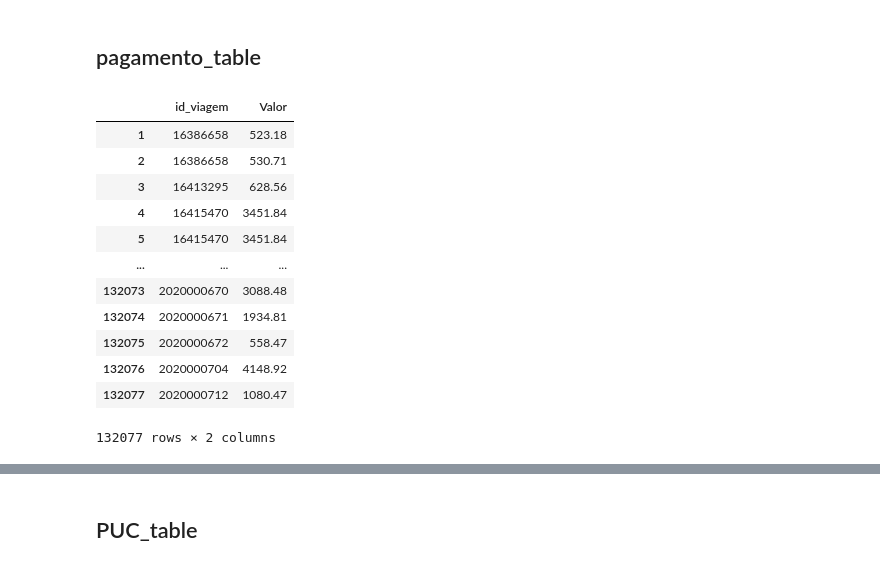
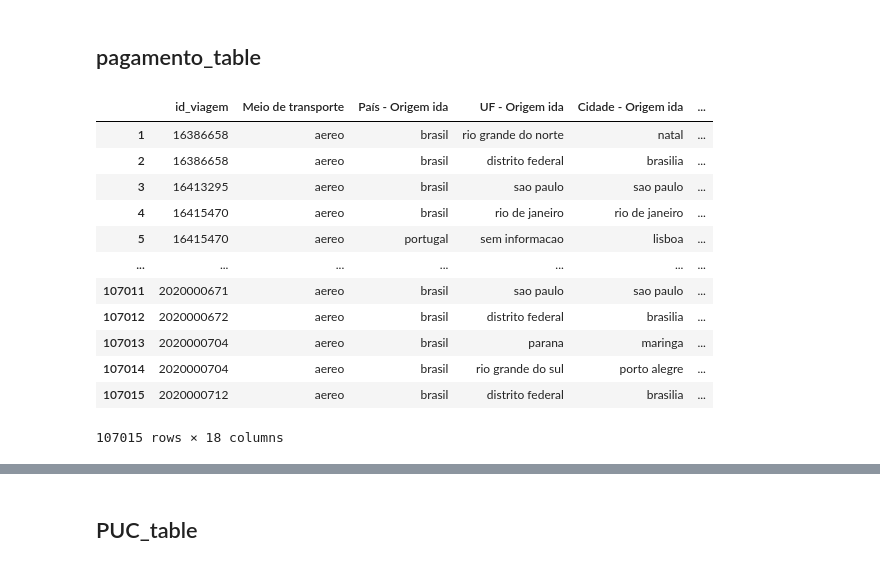
Before and after one commit to Leothi/fbd_2020, a Jupyter notebook: fbd_grupo/Extract, transform.ipynb, the cells around one changed output, grey strips where cells are left out. Saved outputs shown, nothing was run; the diff lists cells and outputs as text; code cells hidden in the pictures.

```diff
--- a/fbd_grupo/Extract, transform.ipynb
+++ b/fbd_grupo/Extract, transform.ipynb
@@ -42,10 +42,11 @@ Data columns (total 21 columns):
  20  Valor outros gastos                  323503 non-null  object
 dtypes: int64(3), object(18)
 memory usage: 51.8+ MB
+# %%
+df_viagem = df_viagem.drop_duplicates(subset=['Identificador do processo de viagem'])
 # %%
 df_viagem = df_viagem.drop('Motivo', axis=1)
 df_viagem = df_viagem.drop('Valor outros gastos', axis=1)
-df_viagem = df_viagem.drop('Valor passagens', axis=1)
 df_viagem = df_viagem.drop('Valor diárias', axis=1)
 df_viagem = df_viagem.drop('Destinos', axis=1)
 df_viagem = df_viagem.drop('Justificativa Urgência Viagem', axis=1)
@@ -70,6 +71,8 @@ df_viagem = df_viagem.replace({"nao informado": "sem informacao"})
 df_viagem = df_viagem.replace({"-1": "sem informacao"})
 df_viagem = df_viagem.replace({-1: "sem informacao"})
 df_viagem['Código do órgão superior'] = df_viagem['Código do órgão superior'].replace({"sem informacao": -1})
+# %%
+df_viagem['Valor passagens'] = df_viagem['Valor passagens'].apply(lambda x: float(x.replace(',','.')))
 # %%
 df_remove = df_viagem[df_viagem['CPF viajante'].str.contains(r'ID.*|\*\*\*.000.000-\*\*')]
 lista_id_remove = list(df_remove['id_viagem'])
@@ -132,6 +136,8 @@ Data columns (total 19 columns):
  18  Hora da emissão/compra               108981 non-null  object
 dtypes: int64(1), object(18)
 memory usage: 15.8+ MB
+# %%
+df_passagem = df_passagem[df_passagem['Identificador do processo de viagem'].isin(df_viagem['id_viagem'])]
 # %%
 df_passagem['Valor da passagem'] = df_passagem['Valor da passagem'].apply(lambda x: float(x.replace(',','.')))
 df_passagem['Taxa de serviço'] = df_passagem['Taxa de serviço'].apply(lambda x: float(x.replace(',','.')))
@@ -529,19 +452,19 @@ memory usage: 2.0 MB
 # %% [markdown]
 ## pagamento_table
 # %%
-df_pag_final = df_pag.copy()
+df_pag_final = df_passagem.copy()
 df_pag_final
 # %% [output]
-|  | id_viagem | Valor |
-| 1 | 16386658 | 523.18 |
-| 2 | 16386658 | 530.71 |
-| 3 | 16413295 | 628.56 |
-| 4 | 16415470 | 3451.84 |
-| 5 | 16415470 | 3451.84 |
-| ... | ... | ... |
-| 132073 | 2020000670 | 3088.48 |
-| 132074 | 2020000671 | 1934.81 |
-| 132075 | 2020000672 | 558.47 |
-| 132076 | 2020000704 | 4148.92 |
-| 132077 | 2020000712 | 1080.47 |
+|  | id_viagem | Meio de transporte | País - Origem ida | UF - Origem ida | Cidade - Origem ida | ... |
+| 1 | 16386658 | aereo | brasil | rio grande do norte | natal | ... |
+| 2 | 16386658 | aereo | brasil | distrito federal | brasilia | ... |
+| 3 | 16413295 | aereo | brasil | sao paulo | sao paulo | ... |
+| 4 | 16415470 | aereo | brasil | rio de janeiro | rio de janeiro | ... |
+| 5 | 16415470 | aereo | portugal | sem informacao | lisboa | ... |
+| ... | ... | ... | ... | ... | ... | ... |
+| 107011 | 2020000671 | aereo | brasil | sao paulo | sao paulo | ... |
+| 107012 | 2020000672 | aereo | brasil | distrito federal | brasilia | ... |
+| 107013 | 2020000704 | aereo | brasil | parana | maringa | ... |
+| 107014 | 2020000704 | aereo | brasil | rio grande do sul | porto alegre | ... |
+| 107015 | 2020000712 | aereo | brasil | distrito federal | brasilia | ... |
-132077 rows × 2 columns
+107015 rows × 18 columns
```
Also changed, not shown: parts of 42 cells of this notebook, 7 other files.
